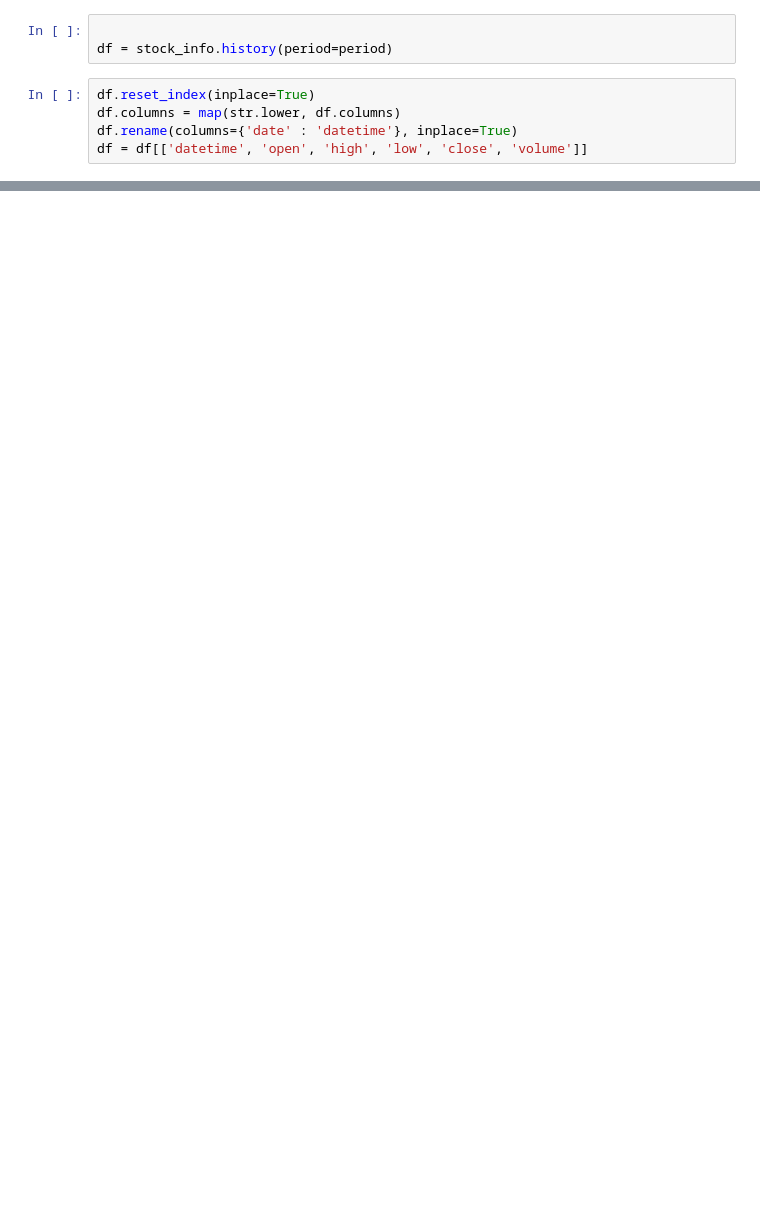
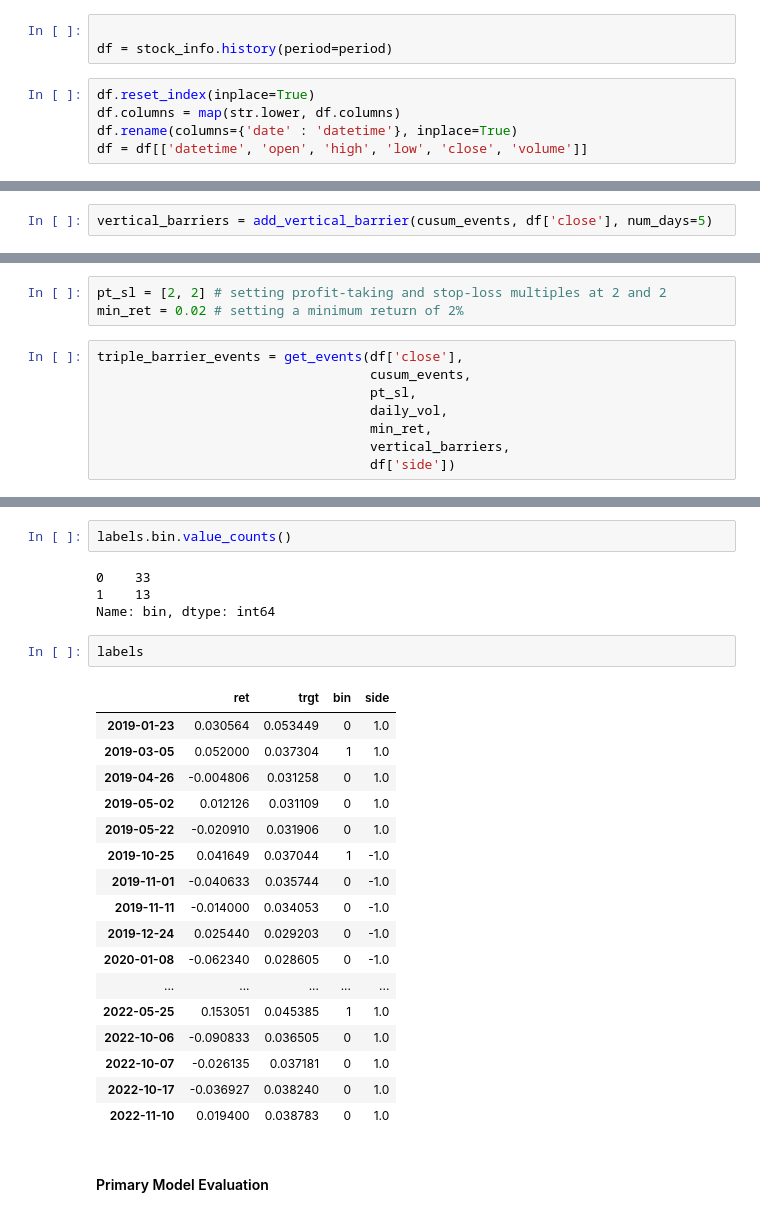
Before and after one commit to ScottfreeLLC/alphapy-pro, a Jupyter notebook: alphapy/notebooks/Triple Barrier Method.ipynb, the cells around one changed output, grey strips where cells are left out. Cells and saved outputs as stored; diff of their text form; blank space fills up the shorter version.

```diff
--- a/alphapy/notebooks/Triple Barrier Method.ipynb
+++ b/alphapy/notebooks/Triple Barrier Method.ipynb
@@ -52,0 +131,2 @@ dollar_bars = map_bar_type(df, BarType.dollar, '1D', pv_factor=2.0)
+# %%
+vertical_barriers = add_vertical_barrier(cusum_events, df['close'], num_days=5)
@@ -52,0 +148,11 @@ dollar_bars = map_bar_type(df, BarType.dollar, '1D', pv_factor=2.0)
+# %%
+pt_sl = [2, 2] # setting profit-taking and stop-loss multiples at 2 and 2
+min_ret = 0.02 # setting a minimum return of 2%
+# %%
+triple_barrier_events = get_events(df['close'],
+                                   cusum_events,
+                                   pt_sl,
+                                   daily_vol,
+                                   min_ret,
+                                   vertical_barriers,
+                                   df['side'])
@@ -52,0 +186,28 @@ dollar_bars = map_bar_type(df, BarType.dollar, '1D', pv_factor=2.0)
+# %%
+labels.bin.value_counts()
+# %% [output]
+0    33
+1    13
+Name: bin, dtype: int64
+# %%
+labels
+# %% [output]
+|  | ret | trgt | bin | side |
+| 2019-01-23 | 0.030564 | 0.053449 | 0 | 1.0 |
+| 2019-03-05 | 0.052000 | 0.037304 | 1 | 1.0 |
+| 2019-04-26 | -0.004806 | 0.031258 | 0 | 1.0 |
+| 2019-05-02 | 0.012126 | 0.031109 | 0 | 1.0 |
+| 2019-05-22 | -0.020910 | 0.031906 | 0 | 1.0 |
+| 2019-10-25 | 0.041649 | 0.037044 | 1 | -1.0 |
+| 2019-11-01 | -0.040633 | 0.035744 | 0 | -1.0 |
+| 2019-11-11 | -0.014000 | 0.034053 | 0 | -1.0 |
+| 2019-12-24 | 0.025440 | 0.029203 | 0 | -1.0 |
+| 2020-01-08 | -0.062340 | 0.028605 | 0 | -1.0 |
+| ... | ... | ... | ... | ... |
+| 2022-05-25 | 0.153051 | 0.045385 | 1 | 1.0 |
+| 2022-10-06 | -0.090833 | 0.036505 | 0 | 1.0 |
+| 2022-10-07 | -0.026135 | 0.037181 | 0 | 1.0 |
+| 2022-10-17 | -0.036927 | 0.038240 | 0 | 1.0 |
+| 2022-11-10 | 0.019400 | 0.038783 | 0 | 1.0 |
+# %% [markdown]
+#### Primary Model Evaluation
```
Also changed, not shown: parts of 24 cells of this notebook, 1 other file.
